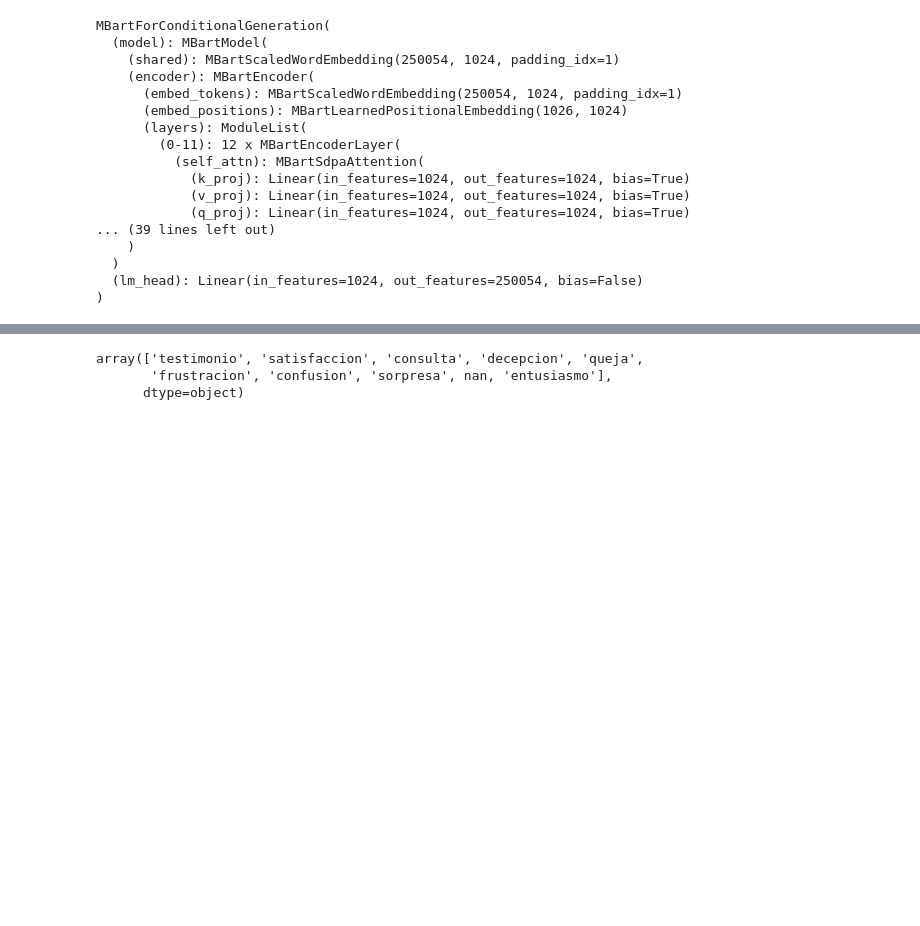
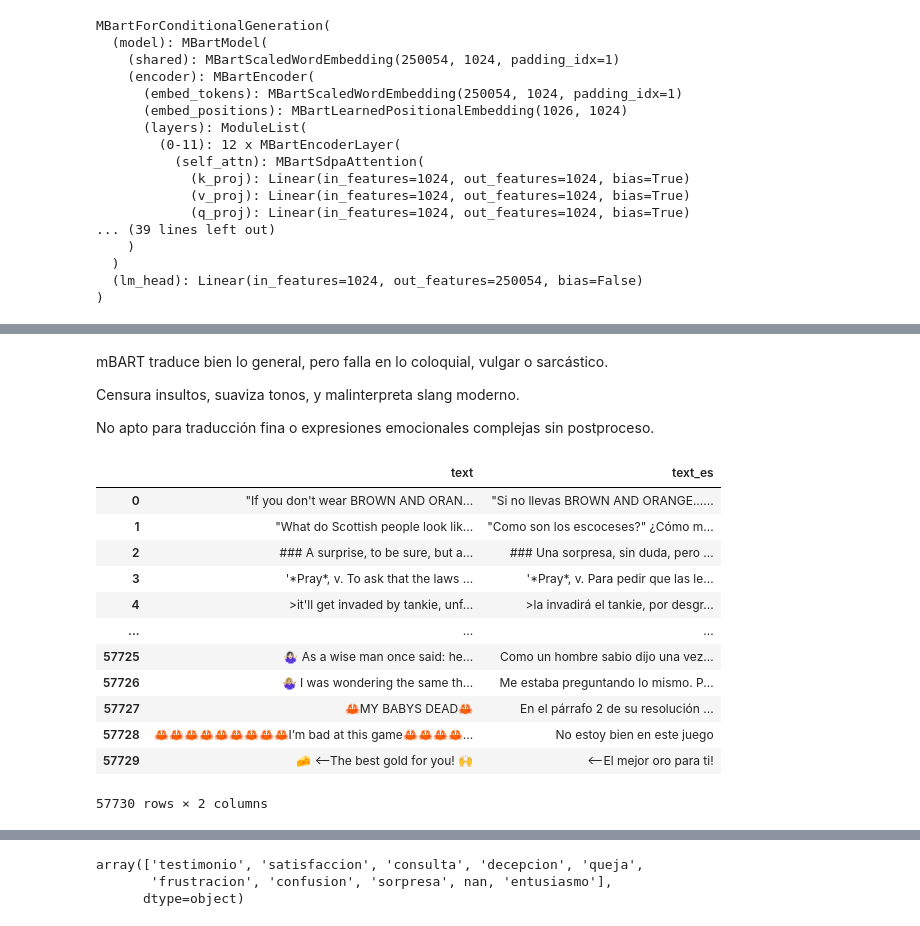
Before and after one commit to Raulinho-A/feel-track, a Jupyter notebook: notebooks/raa/0.2-rra-eda.ipynb, the cells around one changed output, grey strips where cells are left out. Cells and saved outputs as stored; diff of their text form; code cells hidden in the pictures; blank space fills up the shorter version.

```diff
--- a/notebooks/raa/0.2-rra-eda.ipynb
+++ b/notebooks/raa/0.2-rra-eda.ipynb
@@ -375,5 +387,3 @@ def translate_mbart(texts, batch_size=16, max_length=128):
         decoded = tokenizer.batch_decode(generated_tokens, skip_special_tokens=True)
         translations.extend(decoded)
     return translations
-# %%
-ult_df['text_es'] = translate_mbart(ult_df['text'].tolist())
@@ -379,0 +411,8 @@ ult_df['text_es'] = translate_mbart(ult_df['text'].tolist())
+# %% [markdown]
+mBART traduce bien lo general, pero falla en lo coloquial, vulgar o sarcástico.
+
+Censura insultos, suaviza tonos, y malinterpreta slang moderno.
+
+No apto para traducción fina o expresiones emocionales complejas sin postproceso.
+# %%
+translated_df = pd.read_csv(rt.EXTERNAL / "go_emotions_dataset_translated.csv")
@@ -379,0 +421,18 @@ ult_df['text_es'] = translate_mbart(ult_df['text'].tolist())
+# %%
+ult_df['text_es'] = translated_df['text_es']
+# %%
+pt.show_full_dataset(ult_df[['text','text_es']])
+# %% [output]
+|  | text | text_es |
+| 0 | "If you don't wear BROWN AND ORAN... | "Si no llevas BROWN AND ORANGE...... |
+| 1 | "What do Scottish people look lik... | "Como son los escoceses?" ¿Cómo m... |
+| 2 | ### A surprise, to be sure, but a... | ### Una sorpresa, sin duda, pero ... |
+| 3 | '*Pray*, v. To ask that the laws ... | '*Pray*, v. Para pedir que las le... |
+| 4 | >it'll get invaded by tankie, unf... | >la invadirá el tankie, por desgr... |
+| ... | ... | ... |
+| 57725 | 🤷🏻‍♀️ As a wise man once said: he... | Como un hombre sabio dijo una vez... |
+| 57726 | 🤷🏼‍♀️ I was wondering the same th... | Me estaba preguntando lo mismo. P... |
+| 57727 | 🦀MY BABYS DEAD🦀 | En el párrafo 2 de su resolución ... |
+| 57728 | 🦀🦀🦀🦀🦀🦀🦀🦀🦀I’m bad at this game🦀🦀🦀🦀... | No estoy bien en este juego |
+| 57729 | 🧀 <——The best gold for you! 🙌 | <——El mejor oro para ti! |
+57730 rows × 2 columns
```
Also changed, not shown: parts of 40 cells of this notebook, 1 other file.
